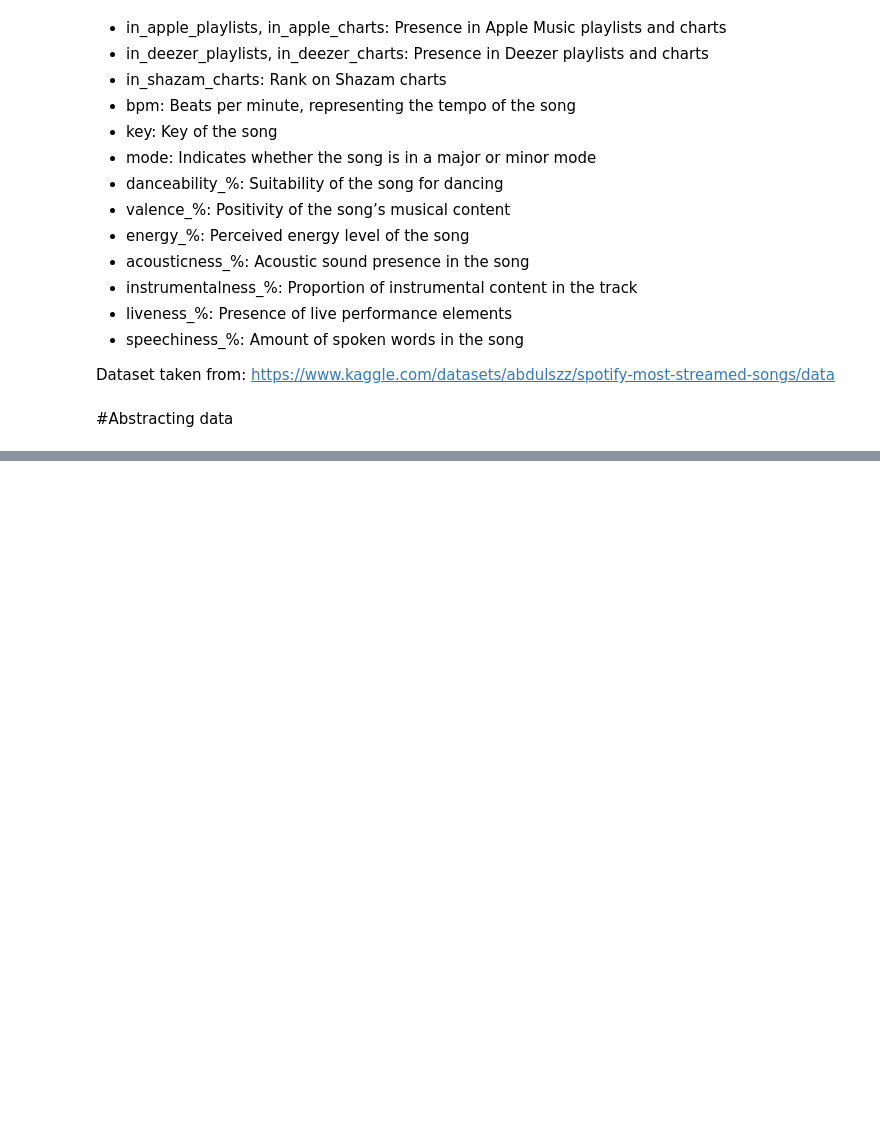
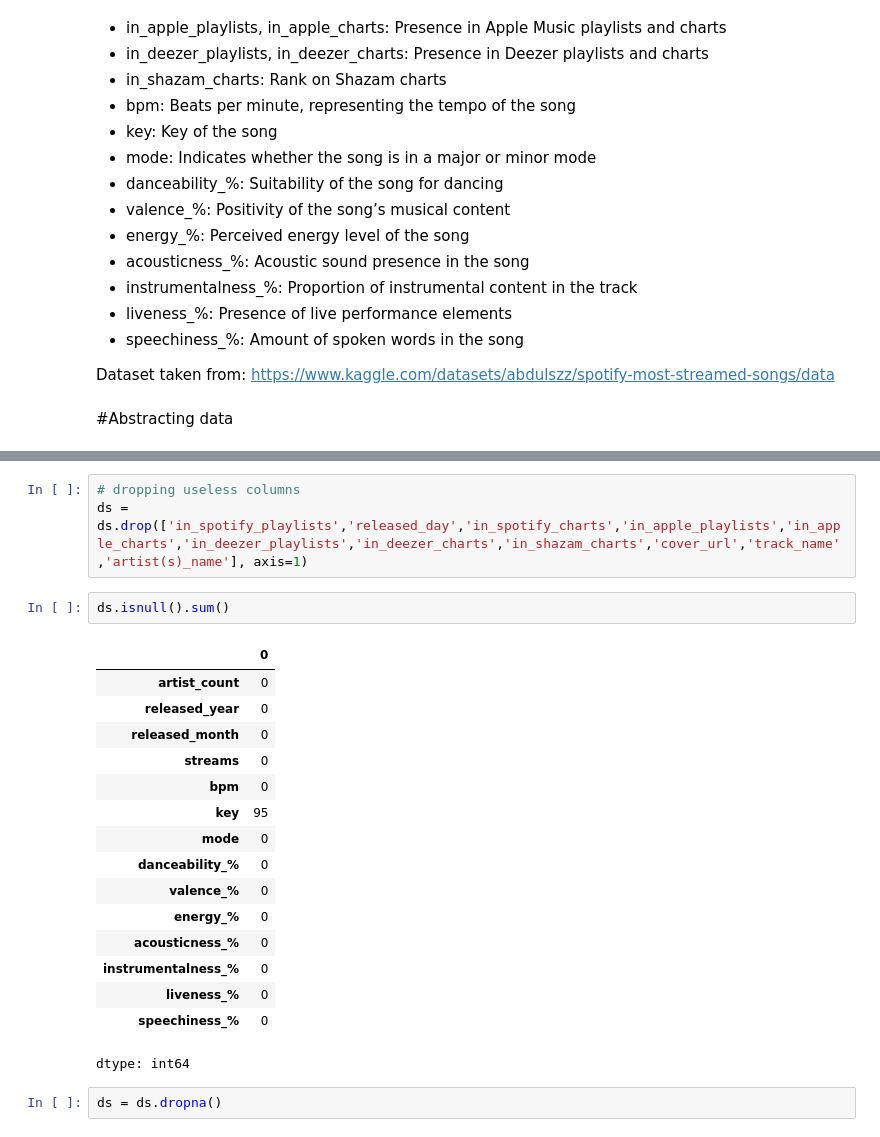
Before and after one commit to kacp-i/BCU-Work, a Jupyter notebook: Y2 S1 CMP-5367 Artificial Intelligence and Machine Learning/Assesment/AI_dataset_stuff.ipynb, the cells around one changed output, grey strips where cells are left out. Drawn from its saved outputs; the diff is of its cells as text; blank space fills up the shorter version.

```diff
--- a/Y2 S1 CMP-5367 Artificial Intelligence and Machine Learning/Assesment/AI_dataset_stuff.ipynb
+++ b/Y2 S1 CMP-5367 Artificial Intelligence and Machine Learning/Assesment/AI_dataset_stuff.ipynb
@@ -77,0 +115,24 @@ https://www.kaggle.com/datasets/abdulszz/spotify-most-streamed-songs/data
+# %%
+# dropping useless columns
+ds = ds.drop(['in_spotify_playlists','released_day','in_spotify_charts','in_apple_playlists','in_apple_charts','in_deezer_playlists','in_deezer_charts','in_shazam_charts','cover_url','track_name','artist(s)_name'], axis=1)
+# %%
+ds.isnull().sum()
+# %% [output]
+|  | 0 |
+| artist_count | 0 |
+| released_year | 0 |
+| released_month | 0 |
+| streams | 0 |
+| bpm | 0 |
+| key | 95 |
+| mode | 0 |
+| danceability_% | 0 |
+| valence_% | 0 |
+| energy_% | 0 |
+| acousticness_% | 0 |
+| instrumentalness_% | 0 |
+| liveness_% | 0 |
+| speechiness_% | 0 |
+dtype: int64
+# %%
+ds = ds.dropna()
```
Also changed, not shown: parts of 20 cells of this notebook.
